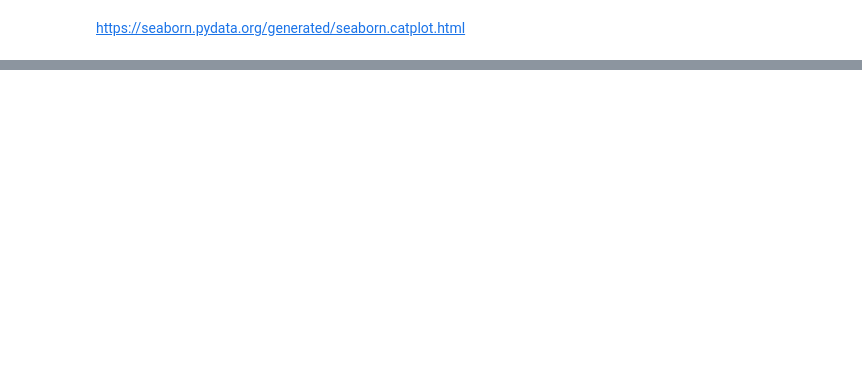
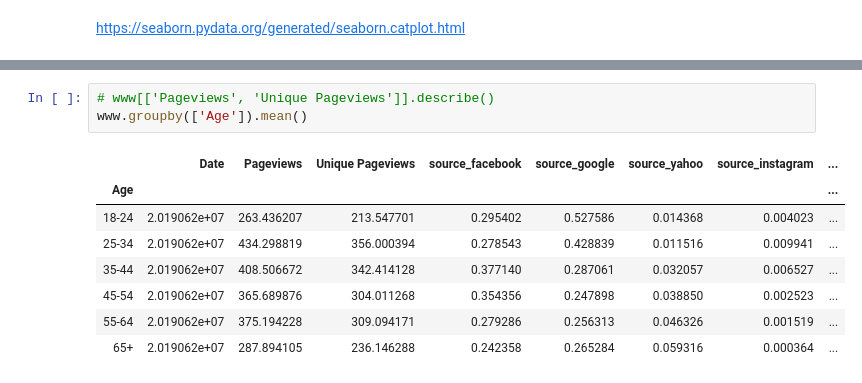
Before and after one commit to briannalytle/www_assessment, a Jupyter notebook: assessment_BL.ipynb, the cells around one changed output, grey strips where cells are left out. Drawn from its saved outputs; the diff is of its cells as text; blank space fills up the shorter version.

```diff
--- a/assessment_BL.ipynb
+++ b/assessment_BL.ipynb
@@ -69,0 +205,12 @@ https://seaborn.pydata.org/generated/seaborn.catplot.html
+# %%
+# www[['Pageviews', 'Unique Pageviews']].describe()
+www.groupby(['Age']).mean()
+# %% [output]
+|  | Date | Pageviews | Unique Pageviews | source_facebook | source_google | source_yahoo | source_instagram | ... |
+| Age |  |  |  |  |  |  |  | ... |
+| 18-24 | 2.019062e+07 | 263.436207 | 213.547701 | 0.295402 | 0.527586 | 0.014368 | 0.004023 | ... |
+| 25-34 | 2.019062e+07 | 434.298819 | 356.000394 | 0.278543 | 0.428839 | 0.011516 | 0.009941 | ... |
+| 35-44 | 2.019062e+07 | 408.506672 | 342.414128 | 0.377140 | 0.287061 | 0.032057 | 0.006527 | ... |
+| 45-54 | 2.019062e+07 | 365.689876 | 304.011268 | 0.354356 | 0.247898 | 0.038850 | 0.002523 | ... |
+| 55-64 | 2.019062e+07 | 375.194228 | 309.094171 | 0.279286 | 0.256313 | 0.046326 | 0.001519 | ... |
+| 65+ | 2.019062e+07 | 287.894105 | 236.146288 | 0.242358 | 0.265284 | 0.059316 | 0.000364 | ... |
```
Also changed, not shown: parts of 25 cells of this notebook, 1 other file.
